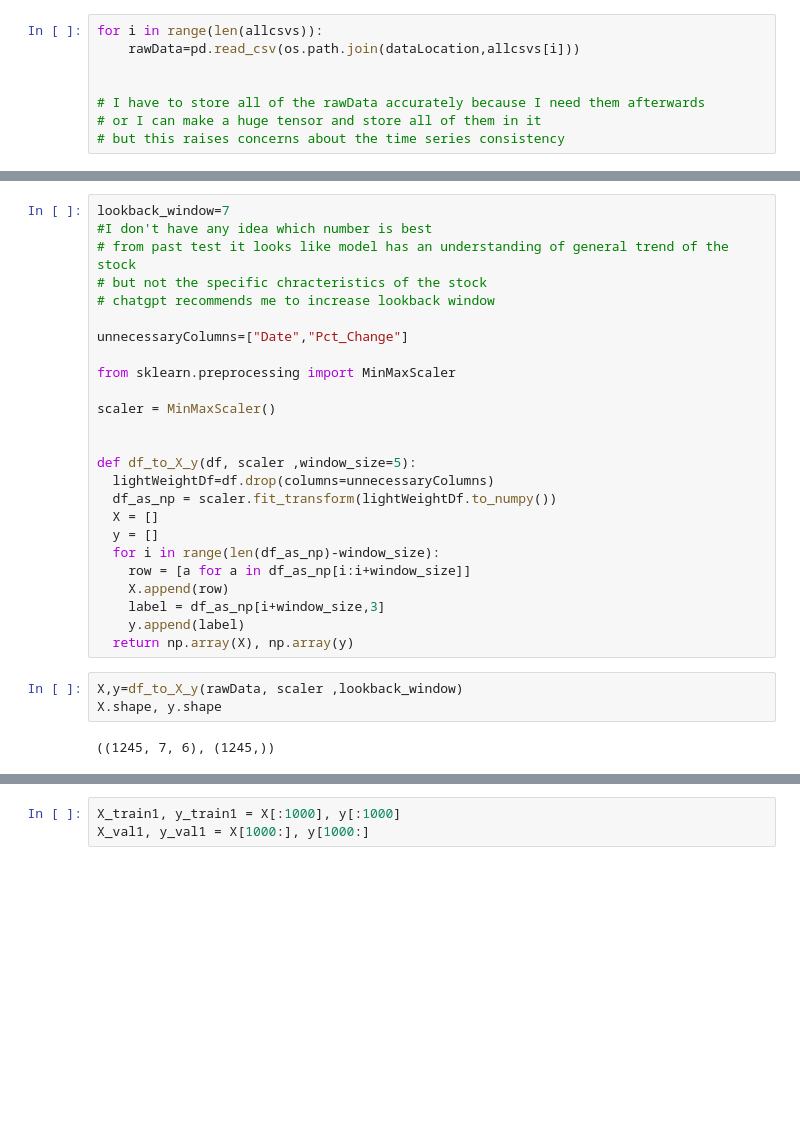
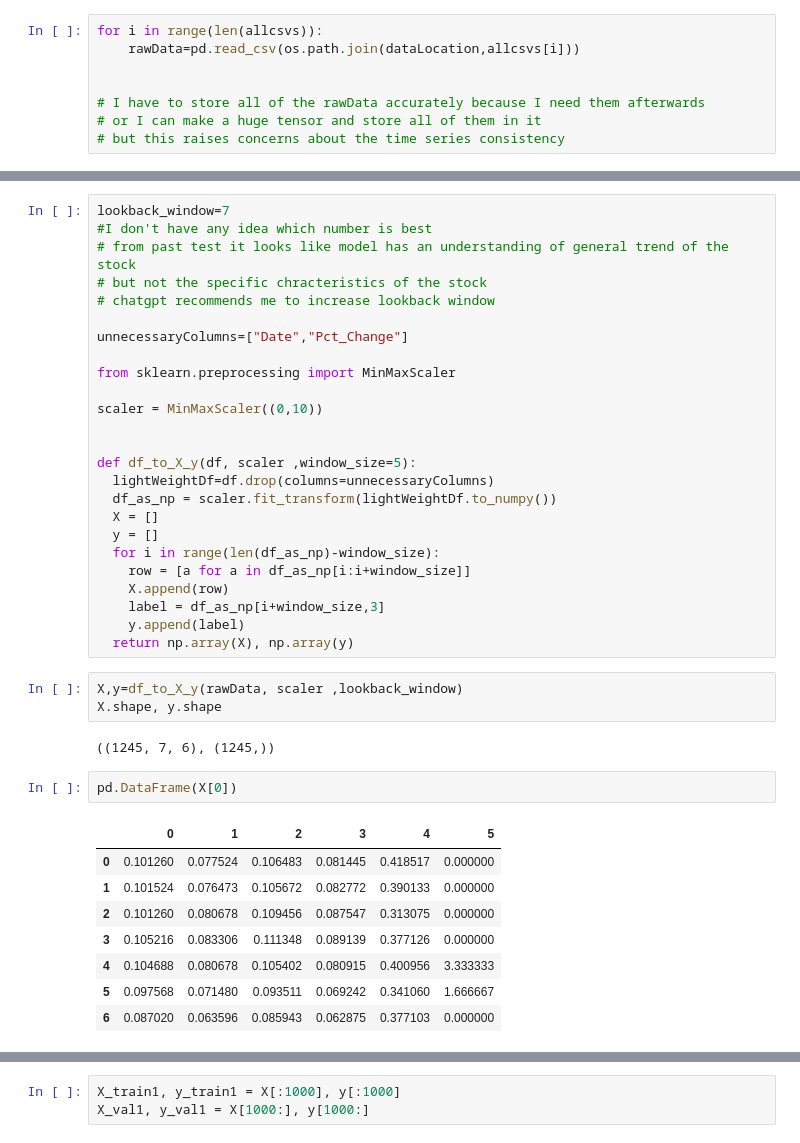
Before and after one commit to cheeseburgerhere/FinanceTrader, a Jupyter notebook: Model/LSTMwithKeras.ipynb, the cells around one changed output, grey strips where cells are left out. Drawn from its saved outputs; the diff is of its cells as text; blank space fills up the shorter version.

```diff
--- a/Model/LSTMwithKeras.ipynb
+++ b/Model/LSTMwithKeras.ipynb
@@ -42,7 +52,7 @@ unnecessaryColumns=["Date","Pct_Change"]
 
 from sklearn.preprocessing import MinMaxScaler
 
-scaler = MinMaxScaler()
+scaler = MinMaxScaler((0,10))
 
 
 def df_to_X_y(df, scaler ,window_size=5):
@@ -61,6 +71,17 @@ X,y=df_to_X_y(rawData, scaler ,lookback_window)
 X.shape, y.shape
 # %% [output]
 ((1245, 7, 6), (1245,))
+# %%
+pd.DataFrame(X[0])
+# %% [output]
+|  | 0 | 1 | 2 | 3 | 4 | 5 |
+| 0 | 0.101260 | 0.077524 | 0.106483 | 0.081445 | 0.418517 | 0.000000 |
+| 1 | 0.101524 | 0.076473 | 0.105672 | 0.082772 | 0.390133 | 0.000000 |
+| 2 | 0.101260 | 0.080678 | 0.109456 | 0.087547 | 0.313075 | 0.000000 |
+| 3 | 0.105216 | 0.083306 | 0.111348 | 0.089139 | 0.377126 | 0.000000 |
+| 4 | 0.104688 | 0.080678 | 0.105402 | 0.080915 | 0.400956 | 3.333333 |
+| 5 | 0.097568 | 0.071480 | 0.093511 | 0.069242 | 0.341060 | 1.666667 |
+| 6 | 0.087020 | 0.063596 | 0.085943 | 0.062875 | 0.377103 | 0.000000 |
 # %%
 from tensorflow.keras.models import Sequential
 from tensorflow.keras.layers import *
```
Also changed, not shown: parts of 11 cells of this notebook, 1 other file.
